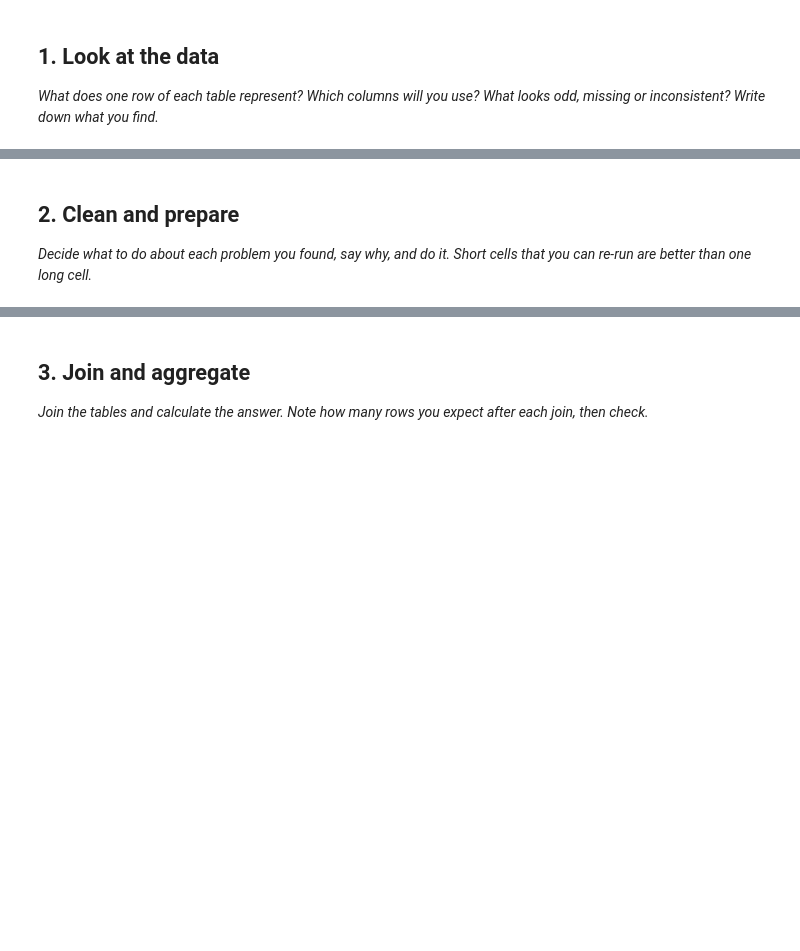
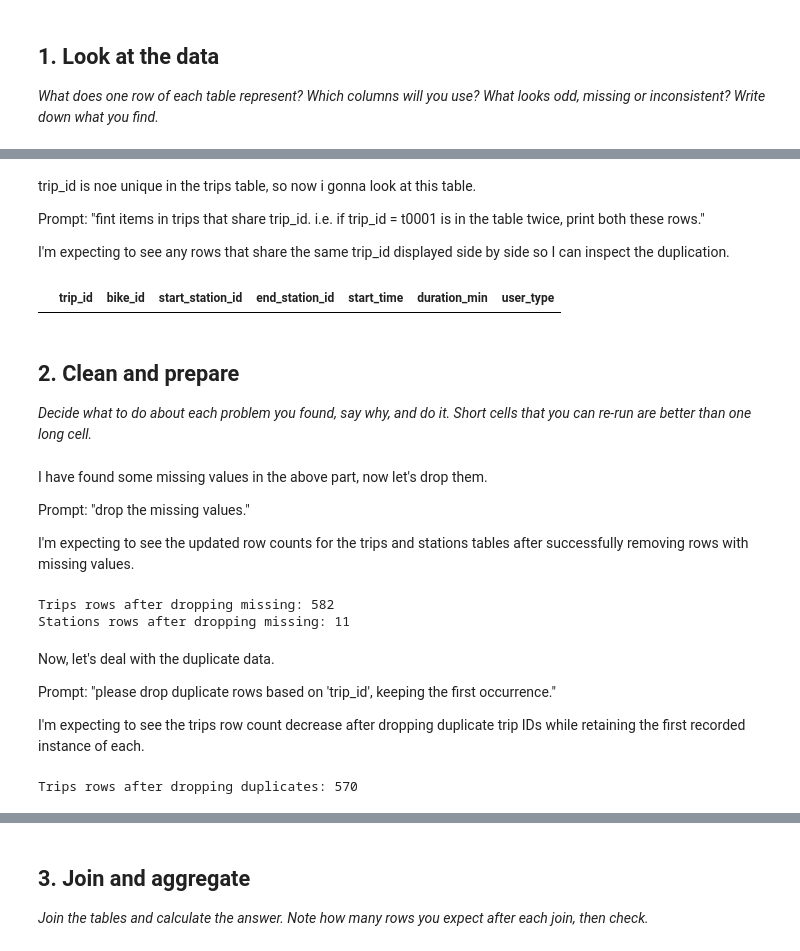
Before and after one commit to WingmanShi/WingmanShi-AnalyticsEngineering, a Jupyter notebook: 2_03_practice_bike_hire_student.ipynb, the cells around one changed output, grey strips where cells are left out. Cells and saved outputs as stored; diff of their text form; code cells hidden in the pictures; blank space fills up the shorter version.

```diff
--- a/2_03_practice_bike_hire_student.ipynb
+++ b/2_03_practice_bike_hire_student.ipynb
@@ -237,3 +299,22 @@ display(q("SELECT DISTINCT zone FROM stations"))
+# %% [markdown]
+trip_id is noe unique in the trips table, so now i gonna look at this table.
+
+Prompt: "fint items in trips that share trip_id. i.e. if trip_id = t0001 is  in the table twice, print both these rows."
+
+I'm expecting to see any rows that share the same trip_id displayed side by side so I can inspect the duplication.
+# %%
+trips = tables["trips"]
+
+# Filter for rows where the trip_id appears more than once
+duplicates = trips[trips.duplicated(subset=["trip_id"], keep=False)]
+
+# Sort by trip_id to easily inspect them side by side
+duplicates = duplicates.sort_values(by="trip_id")
+
+from IPython.display import display
+display(duplicates)
+# %% [output]
+|  | trip_id | bike_id | start_station_id | end_station_id | start_time | duration_min | user_type |
 # %% [markdown]
 ## 2. Clean and prepare
 
@@ -255,0 +322,36 @@ WITH cleaned_trips AS (
+# %% [markdown]
+I have found some missing values in the above part, now let's drop them.
+
+Prompt: "drop the missing values."
+
+I'm expecting to see the updated row counts for the trips and stations tables after successfully removing rows with missing values.
+# %%
+# Drop rows where 'duration_min' or station 'capacity' is missing
+cleaned_trips = tables["trips"].dropna(subset=["duration_min"]).copy()
+cleaned_stations = tables["stations"].dropna(subset=["capacity"]).copy()
+
+# Update our tables dictionary with the cleaned versions
+tables["trips"] = cleaned_trips
+tables["stations"] = cleaned_stations
+
+print(f"Trips rows after dropping missing: {len(tables['trips'])}")
+print(f"Stations rows after dropping missing: {len(tables['stations'])}")
+# %% [output]
+Trips rows after dropping missing: 582
+Stations rows after dropping missing: 11
+# %% [markdown]
+Now, let's deal with the duplicate data.
+
+Prompt: "please drop duplicate rows based on 'trip_id', keeping the first occurrence."
+
+I'm expecting to see the trips row count decrease after dropping duplicate trip IDs while retaining the first recorded instance of each.
+# %%
+# Drop duplicate rows based on 'trip_id', keeping the first occurrence
+cleaned_trips_no_dupes = tables["trips"].drop_duplicates(subset=["trip_id"], keep="first").copy()
+
+# Update our tables dictionary
+tables["trips"] = cleaned_trips_no_dupes
+
+print(f"Trips rows after dropping duplicates: {len(tables['trips'])}")
+# %% [output]
+Trips rows after dropping duplicates: 570
```
Also changed, not shown: parts of 23 cells of this notebook.
